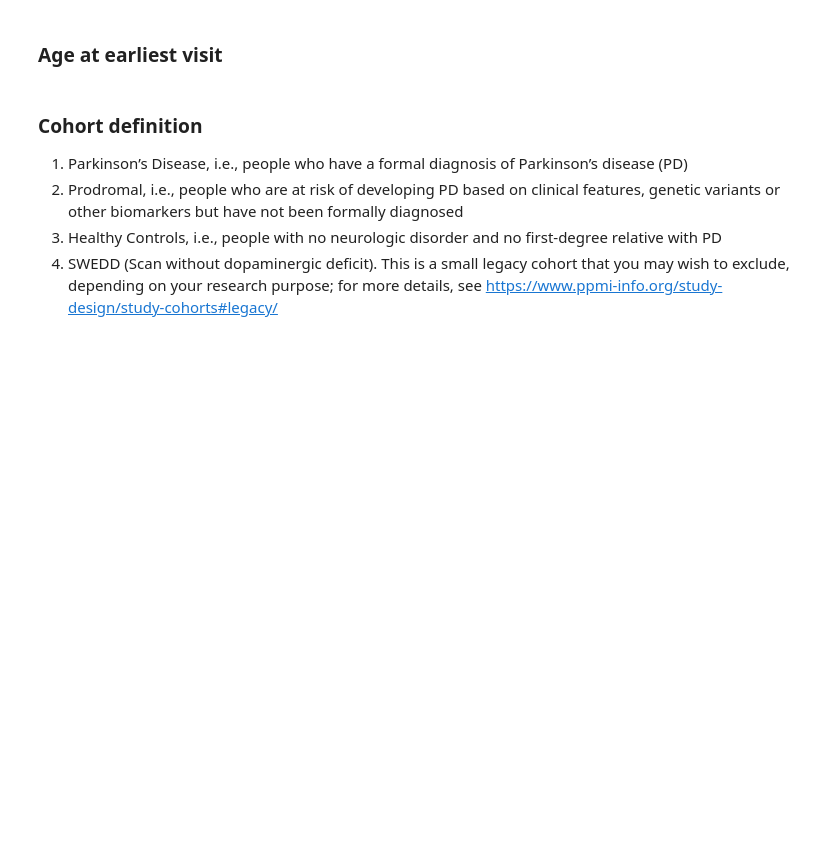
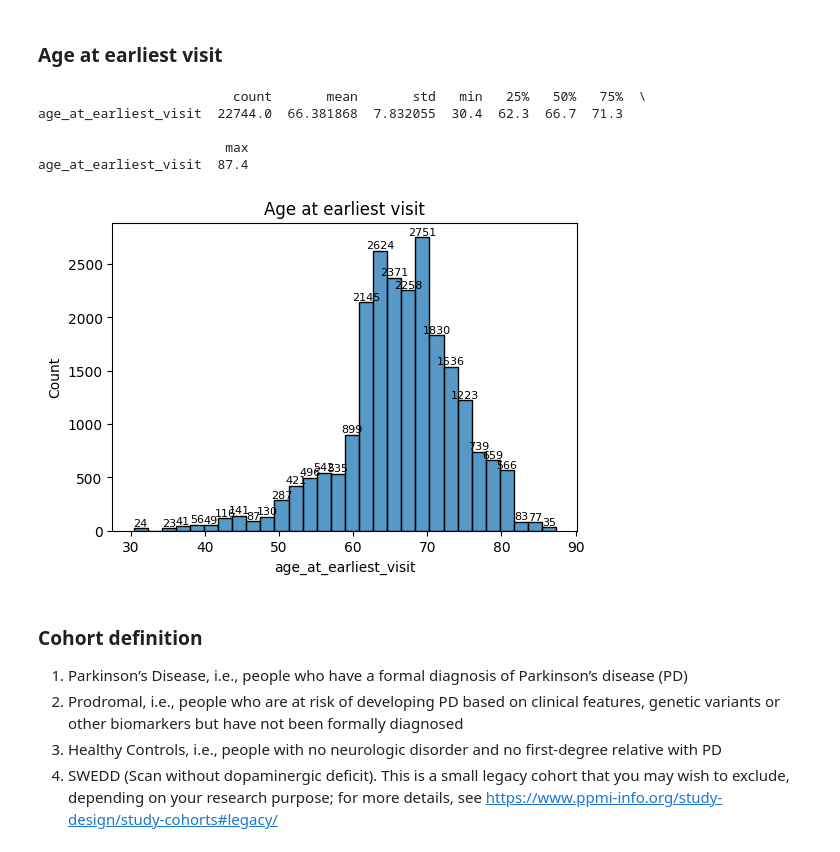
Before and after one commit to PierreFalconnier/mri-preprocessing, a Jupyter notebook: exploration/ppmi/ppmi_explo.ipynb, the cells around one changed output. Saved outputs shown, nothing was run; the diff lists cells and outputs as text; code cells hidden in the pictures; blank space fills up the shorter version.

```diff
--- a/exploration/ppmi/ppmi_explo.ipynb
+++ b/exploration/ppmi/ppmi_explo.ipynb
@@ -150,37 +306,0 @@ print(pd.crosstab(ida_df["Modality"], ida_df["BIDS_Modality"]))
-# %%
-# merge clinical and imaging dataframes
-ida_df["PATNO"] = ida_df["PATNO"].astype(str)
-curated_clinical_df["PATNO"] = curated_clinical_df["PATNO"].astype(str)
-ida_df["EVENT_ID"] = ida_df["Visit"].map(visit_to_event_id)
-curated_clinical_df["PRIMDIAG_DESC"] = curated_clinical_df["PRIMDIAG"].map(primdiag_map)
-curated_clinical_df["COHORT_DESC"] = curated_clinical_df["COHORT"].map(cohort_map)
-
-df = pd.merge(
-    curated_clinical_df,
-    ida_df,
-    # how="left",  # left merge to keep all clinical data, even those without imaging, but results in many NaNs in imaging columns
-    # how="right",  # right merge to keep all imaging data, but loses clinical data for subjects without imaging
-    how="outer",  # to keep all data, but results in many NaNs in both clinical and imaging columns
-    on=["PATNO", "EVENT_ID"],
-    suffixes=("", "_idasearch"),  # Curated stays same, Imaging gets '_ida' suffix
-)
-df["Visit"] = df["EVENT_ID"].map(event_id_to_visit)
-
-print("Final merged DataFrame shape:", df.shape)
-print("Final merged DataFrame columns:", df.columns.tolist())
-print(df["EVENT_ID"].unique().tolist())
-
-cols = ["PATNO", "analytic_subgroup", "Radioisotope"]
-df[cols] = df[cols].astype("string")
-
-df["subject"] = df["PATNO"]  # create a 'subject' column for easier reference
-df["session"] = pd.to_datetime(df["Study Date"]).dt.strftime(
-    "%Y%m%d"
-)  # YYYYMMDD format for session
-df.drop(
-    columns=["age", "SEX"], inplace=True
-)  # drop because not the real age at scan, but age at baseline, which is not relevant
-
-# print(df[["subject", "session"]].head(5))
-# df.columns = df.columns.str.lower() # lowercase for easier handling later on
-# print(df.head())
@@ -332,11 +457,16 @@ for col in col_list:
 # %% [markdown]
 ### Age at earliest visit
 # %%
-baseline_df = df[df["EVENT_ID"] == "BL"].copy()
-baseline_unique = baseline_df.drop_duplicates(subset=["PATNO"])  # keep first occurence
-print("Baseline age summary (one row per patient):")
-print(baseline_unique[["age_at_visit"]].describe().T)
-plot_hist(baseline_unique, "age_at_visit", title="Age at baseline")
+df["age_at_earliest_visit"] = df.groupby("PATNO")["age_at_visit"].transform("min")
+print(df[["age_at_earliest_visit"]].describe().T)
+plot_hist(df, "age_at_earliest_visit", title="Age at earliest visit")
+# %% [output]
+                         count       mean       std   min   25%   50%   75%  \
+age_at_earliest_visit  22744.0  66.381868  7.832055  30.4  62.3  66.7  71.3
+
+                        max
+age_at_earliest_visit  87.4
+[figure, added]
 # %% [markdown]
 ### Cohort definition
 1. Parkinson’s Disease, i.e., people who have a formal diagnosis of Parkinson’s disease (PD)
```
Also changed, not shown: parts of 63 cells of this notebook, 10 other files.
